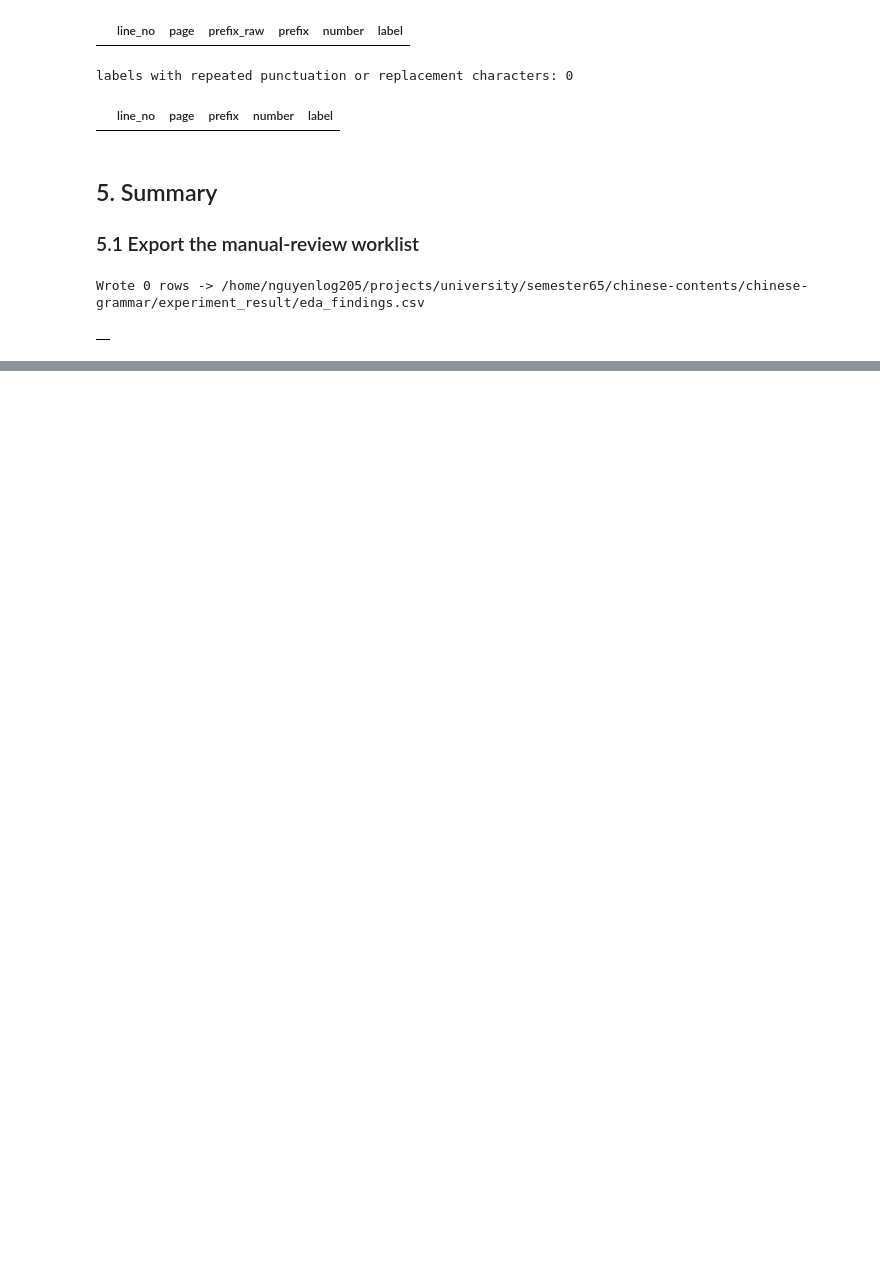
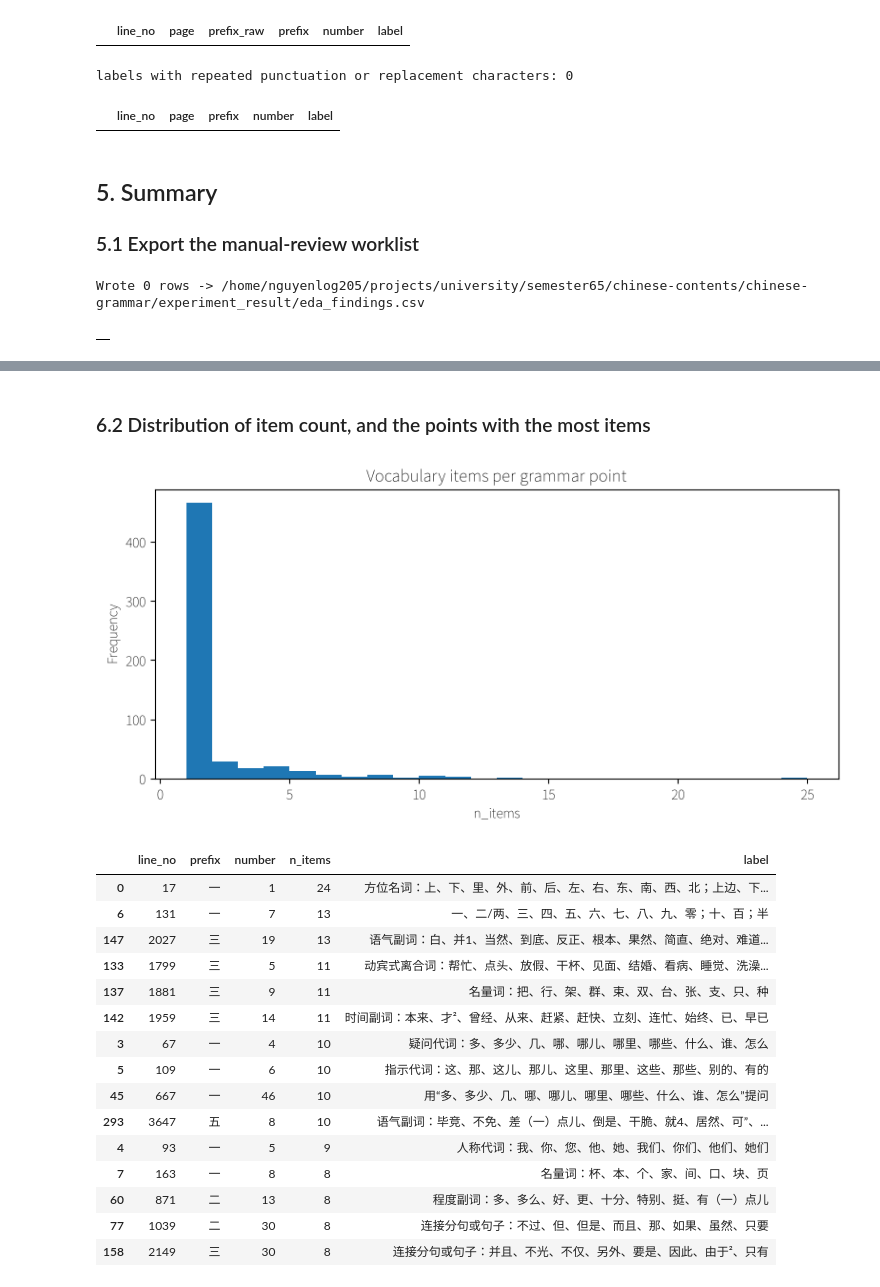
Before and after one commit to nguyenlog205/self-chinese-hsk-grammar, a Jupyter notebook: notebooks/eda.ipynb, the cells around one changed output, grey strips where cells are left out. Cells and saved outputs as stored; diff of their text form; code cells hidden in the pictures; blank space fills up the shorter version.

Commit message:
feat: add analysis for grammar analysis

```diff
--- a/notebooks/eda.ipynb
+++ b/notebooks/eda.ipynb
@@ -391,0 +403,5 @@ Wrote 0 rows -> /home/nguyenlog205/projects/university/semester65/chinese-conten
+# %%
+df["items"] = df["label"].apply(split_label_items)
+df["n_items"] = df["items"].apply(len)
+print(f"{df['n_items'].sum()} total vocabulary items across {len(df)} grammar points")
+df["n_items"].describe()
@@ -391,0 +419,28 @@ Wrote 0 rows -> /home/nguyenlog205/projects/university/semester65/chinese-conten
+# %% [markdown]
+### 6.2 Distribution of item count, and the points with the most items
+# %%
+df["n_items"].plot(kind="hist", bins=range(1, df["n_items"].max() + 2), figsize=(8, 4),
+                     title="Vocabulary items per grammar point")
+plt.xlabel("n_items")
+plt.tight_layout()
+plt.show()
+
+df.nlargest(15, "n_items")[["line_no", "prefix", "number", "n_items", "label"]]
+# %% [output]
+[figure, added]
+|  | line_no | prefix | number | n_items | label |
+| 0 | 17 | 一 | 1 | 24 | 方位名词：上、下、里、外、前、后、左、右、东、南、西、北；上边、下... |
+| 6 | 131 | 一 | 7 | 13 | 一、二/两、三、四、五、六、七、八、九、零；十、百；半 |
+| 147 | 2027 | 三 | 19 | 13 | 语气副词：白、并1、当然、到底、反正、根本、果然、简直、绝对、难道... |
+| 133 | 1799 | 三 | 5 | 11 | 动宾式离合词：帮忙、点头、放假、干杯、见面、结婚、看病、睡觉、洗澡... |
+| 137 | 1881 | 三 | 9 | 11 | 名量词：把、行、架、群、束、双、台、张、支、只、种 |
+| 142 | 1959 | 三 | 14 | 11 | 时间副词：本来、才²、曾经、从来、赶紧、赶快、立刻、连忙、始终、已、早已 |
+| 3 | 67 | 一 | 4 | 10 | 疑问代词：多、多少、几、哪、哪儿、哪里、哪些、什么、谁、怎么 |
+| 5 | 109 | 一 | 6 | 10 | 指示代词：这、那、这儿、那儿、这里、那里、这些、那些、别的、有的 |
+| 45 | 667 | 一 | 46 | 10 | 用“多、多少、几、哪、哪儿、哪里、哪些、什么、谁、怎么”提问 |
+| 293 | 3647 | 五 | 8 | 10 | 语气副词：毕竞、不免、差（一）点儿、倒是、干脆、就4、居然、可”、... |
+| 4 | 93 | 一 | 5 | 9 | 人称代词：我、你、您、他、她、我们、你们、他们、她们 |
+| 7 | 163 | 一 | 8 | 8 | 名量词：杯、本、个、家、间、口、块、页 |
+| 60 | 871 | 二 | 13 | 8 | 程度副词：多、多么、好、更、十分、特别、挺、有（一）点儿 |
+| 77 | 1039 | 二 | 30 | 8 | 连接分句或句子：不过、但、但是、而且、那、如果、虽然、只要 |
+| 158 | 2149 | 三 | 30 | 8 | 连接分句或句子：并且、不光、不仅、另外、要是、因此、由于²、只有 |
```
Also changed, not shown: parts of 14 cells of this notebook, 5 other files.
